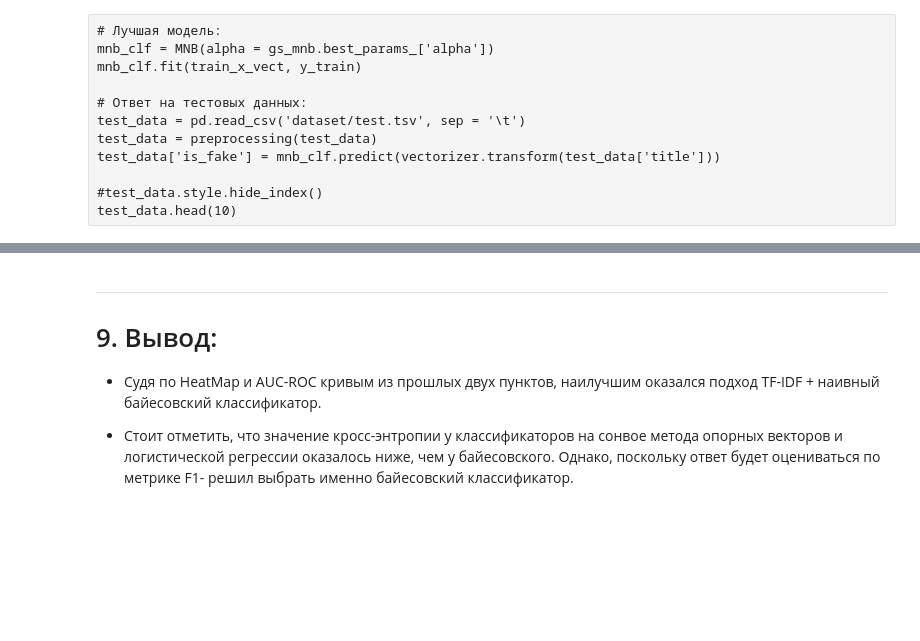
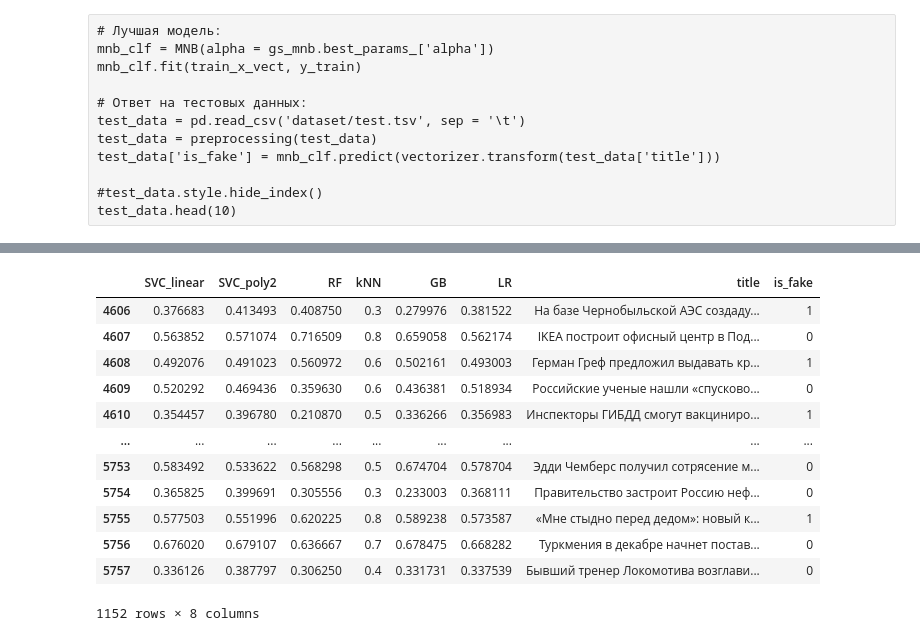
Before and after one commit to belpablo/ANLP, a Jupyter notebook: Fake_Titles_Detection/solution/Fake_Titles_Detection.ipynb, the cells around one changed output, grey strips where cells are left out. Cells and saved outputs as stored; diff of their text form; code cells hidden in the pictures; blank space fills up the shorter version.

```diff
--- a/Fake_Titles_Detection/solution/Fake_Titles_Detection.ipynb
+++ b/Fake_Titles_Detection/solution/Fake_Titles_Detection.ipynb
@@ -670,8 +563,0 @@ plt.show()
-# %% [markdown]
----
-# 9. Вывод:
-
- - Судя по HeatMap и AUC-ROC кривым из прошлых двух пунктов, наилучшим оказался подход TF-IDF + наивный байесовский классификатор.
-
-
- - Стоит отметить, что значение кросс-энтропии у классификаторов на сонвое метода опорных векторов и логистической регрессии оказалось ниже, чем у байесовского. Однако, поскольку ответ будет оцениваться по метрике F1- решил выбрать именно байесовский классификатор.
@@ -704,0 +584,72 @@ pickle.dump(best_clf, open(filename, 'wb'))
+# %%
+# Составление признаков:
+for col_num in range(dim_size):
+    df[col_num] = .0
+
+for title_num, title in enumerate(tokens):
+
+    res_vec = np.array([.0] * dim_size)
+    for word in title:
+        try:
+            res_vec += np.array(model[word])
+        except:
+            None
+
+    for col_num in range(dim_size):
+        df[col_num][title_num] = res_vec[col_num] / len(title)
+# %%
+# Строим классификаторы:
+model_names_arr = ['SVC_linear', 'SVC_poly2', 'RF', 'kNN', 'GB', 'LR']
+prob_pred_dict = {}
+
+# разделение на train/test в соотнощении 8/2
+threshold = int(0.8 * len(df))
+train_df, test_df = df[:threshold], df[threshold:]
+x_train, y_train = train_df[df.columns[2:]], train_df['is_fake']
+x_test, y_test = test_df[df.columns[2:]], test_df['is_fake']
+
+for num, name in enumerate(model_names_arr):
+
+    if num == 0:
+        clf = SVC(probability = True,
+                  kernel = 'linear',
+                  random_state = rand_state)
+    elif num == 1:
+        clf = SVC(probability = True,
+                  kernel = 'poly',
+                  degree = 2,
+                  random_state = rand_state)
+    elif num == 2:
+        clf = RFC(max_depth = 20,
+                  random_state = rand_state)
+    elif num == 3:
+        clf = KNN(n_neighbors = 10)
+    elif num == 4:
+        clf = GradientBoostingClassifier(random_state = rand_state)
+    elif num == 5:
+        clf = LogisticRegression(random_state = rand_state)
+
+
+    clf.fit(x_train, y_train)
+    prob_pred_dict[name] = clf.predict_proba(x_test)[:, 1]
+
+
+# Датафрейм с вероятностями события is_fake == 1
+prob_pred_dict['title'] = pd.read_csv('dataset/train.tsv', sep = '\t')['title'][threshold:]
+prob_pred_dict['is_fake'] = y_test
+prob_pred_df = pd.DataFrame(prob_pred_dict)
+prob_pred_df
+# %% [output]
+|  | SVC_linear | SVC_poly2 | RF | kNN | GB | LR | title | is_fake |
+| 4606 | 0.376683 | 0.413493 | 0.408750 | 0.3 | 0.279976 | 0.381522 | На базе Чернобыльской АЭС создаду... | 1 |
+| 4607 | 0.563852 | 0.571074 | 0.716509 | 0.8 | 0.659058 | 0.562174 | IKEA построит офисный центр в Под... | 0 |
+| 4608 | 0.492076 | 0.491023 | 0.560972 | 0.6 | 0.502161 | 0.493003 | Герман Греф предложил выдавать кр... | 1 |
+| 4609 | 0.520292 | 0.469436 | 0.359630 | 0.6 | 0.436381 | 0.518934 | Российские ученые нашли «спусково... | 0 |
+| 4610 | 0.354457 | 0.396780 | 0.210870 | 0.5 | 0.336266 | 0.356983 | Инспекторы ГИБДД смогут вакциниро... | 1 |
+| ... | ... | ... | ... | ... | ... | ... | ... | ... |
+| 5753 | 0.583492 | 0.533622 | 0.568298 | 0.5 | 0.674704 | 0.578704 | Эдди Чемберс получил сотрясение м... | 0 |
+| 5754 | 0.365825 | 0.399691 | 0.305556 | 0.3 | 0.233003 | 0.368111 | Правительство застроит Россию неф... | 0 |
+| 5755 | 0.577503 | 0.551996 | 0.620225 | 0.8 | 0.589238 | 0.573587 | «Мне стыдно перед дедом»: новый к... | 1 |
+| 5756 | 0.676020 | 0.679107 | 0.636667 | 0.7 | 0.678475 | 0.668282 | Туркмения в декабре начнет постав... | 0 |
+| 5757 | 0.336126 | 0.387797 | 0.306250 | 0.4 | 0.331731 | 0.337539 | Бывший тренер Локомотива возглави... | 0 |
+1152 rows × 8 columns
```
Also changed, not shown: parts of 48 cells of this notebook, 1 other file.
